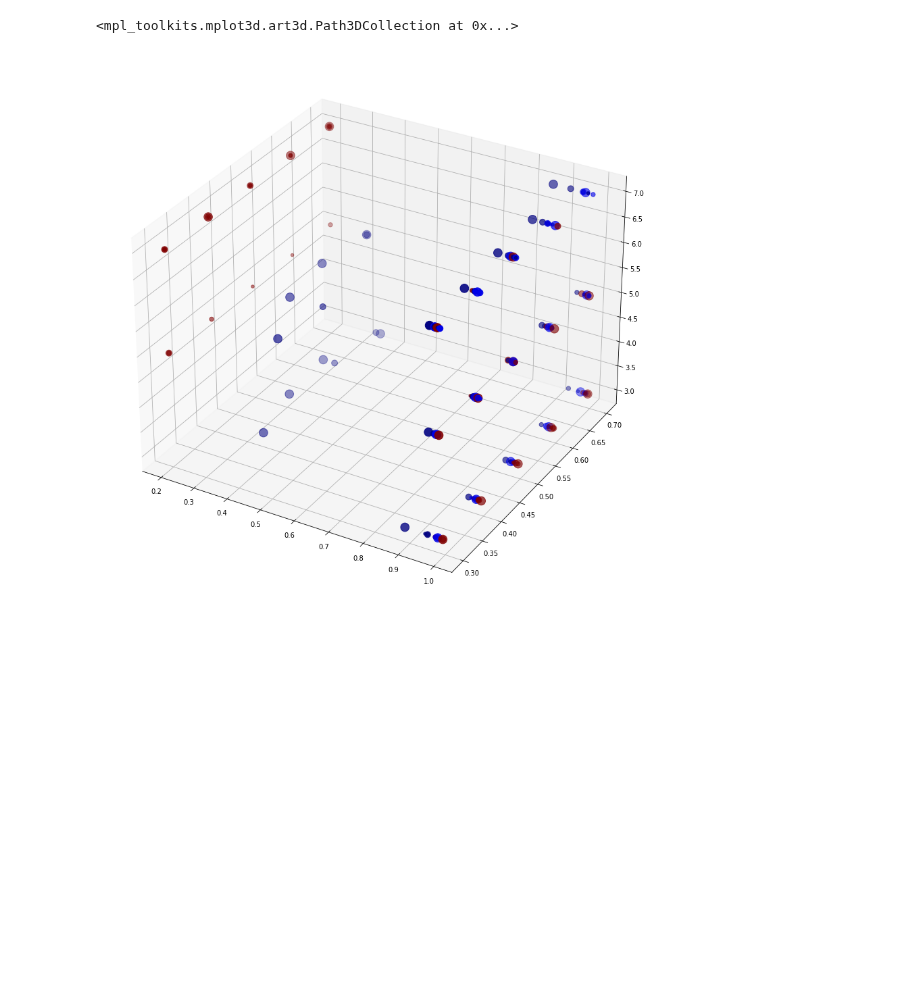
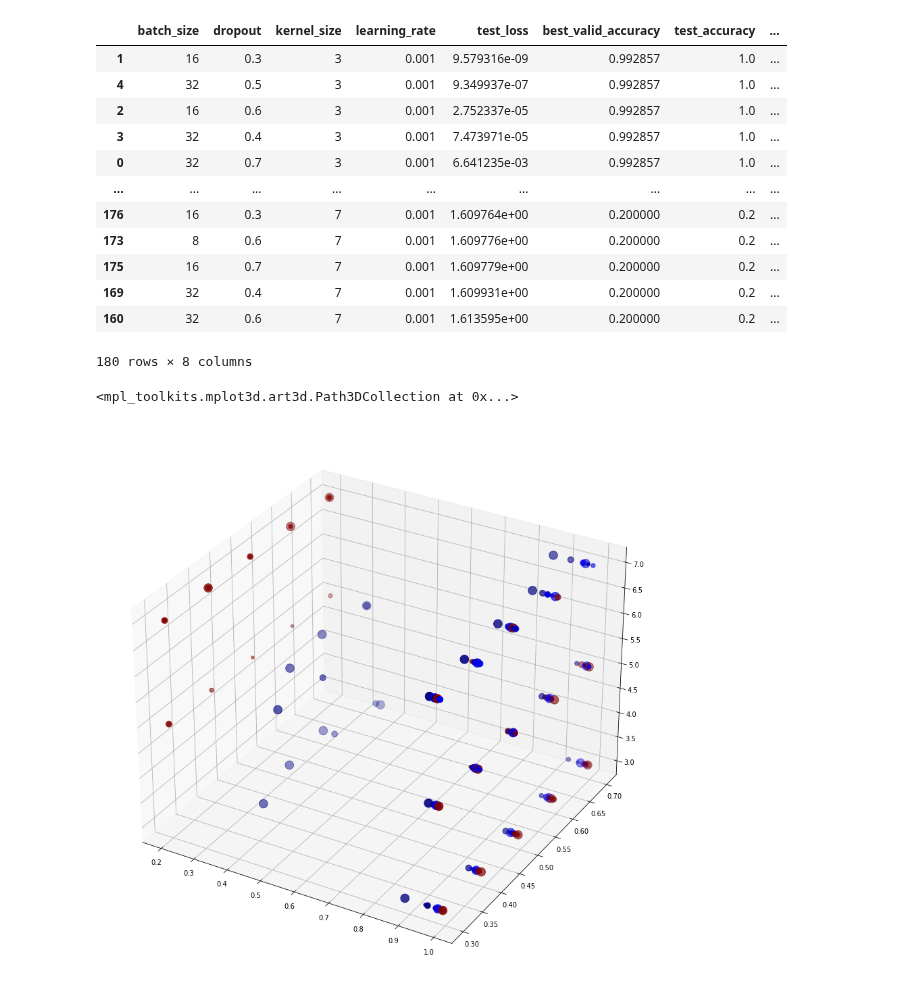
Before and after one commit to PhilippS893/thesis_code_and_analyses, a Jupyter notebook: 02_hp_exploration/investigate_hp_space.ipynb, the cells around one changed output. Drawn from its saved outputs; the diff is of its cells as text; code cells hidden in the pictures; blank space fills up the shorter version.

```diff
--- a/hp_exploration/investigate_hp_space.ipynb
+++ b/02_hp_exploration/investigate_hp_space.ipynb
@@ -34,3 +34,21 @@ df
+# %%
+df2 = df.sort_values(['test_accuracy', 'best_valid_accuracy', 'test_loss', 'Runtime'],
+              ascending = [False, False, True, True])
+df2
+# %% [output]
+|  | batch_size | dropout | kernel_size | learning_rate | test_loss | best_valid_accuracy | test_accuracy | ... |
+| 1 | 16 | 0.3 | 3 | 0.001 | 9.579316e-09 | 0.992857 | 1.0 | ... |
+| 4 | 32 | 0.5 | 3 | 0.001 | 9.349937e-07 | 0.992857 | 1.0 | ... |
+| 2 | 16 | 0.6 | 3 | 0.001 | 2.752337e-05 | 0.992857 | 1.0 | ... |
+| 3 | 32 | 0.4 | 3 | 0.001 | 7.473971e-05 | 0.992857 | 1.0 | ... |
+| 0 | 32 | 0.7 | 3 | 0.001 | 6.641235e-03 | 0.992857 | 1.0 | ... |
+| ... | ... | ... | ... | ... | ... | ... | ... | ... |
+| 176 | 16 | 0.3 | 7 | 0.001 | 1.609764e+00 | 0.200000 | 0.2 | ... |
+| 173 | 8 | 0.6 | 7 | 0.001 | 1.609776e+00 | 0.200000 | 0.2 | ... |
+| 175 | 16 | 0.7 | 7 | 0.001 | 1.609779e+00 | 0.200000 | 0.2 | ... |
+| 169 | 32 | 0.4 | 7 | 0.001 | 1.609931e+00 | 0.200000 | 0.2 | ... |
+| 160 | 32 | 0.6 | 7 | 0.001 | 1.613595e+00 | 0.200000 | 0.2 | ... |
+180 rows × 8 columns
 # %%
 import matplotlib.pyplot as plt
 from matplotlib.pyplot import figure
```
Also changed, not shown: parts of 2 cells of this notebook, 28 other files.
